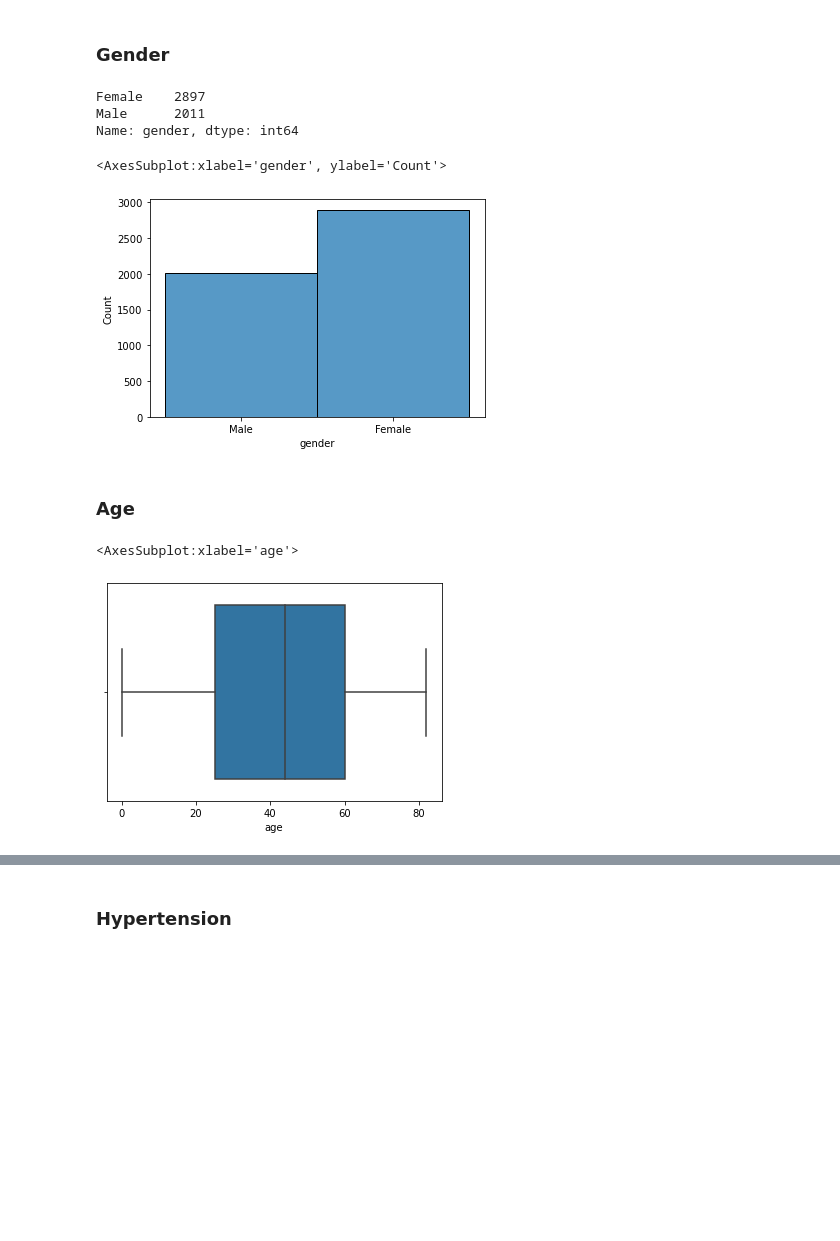
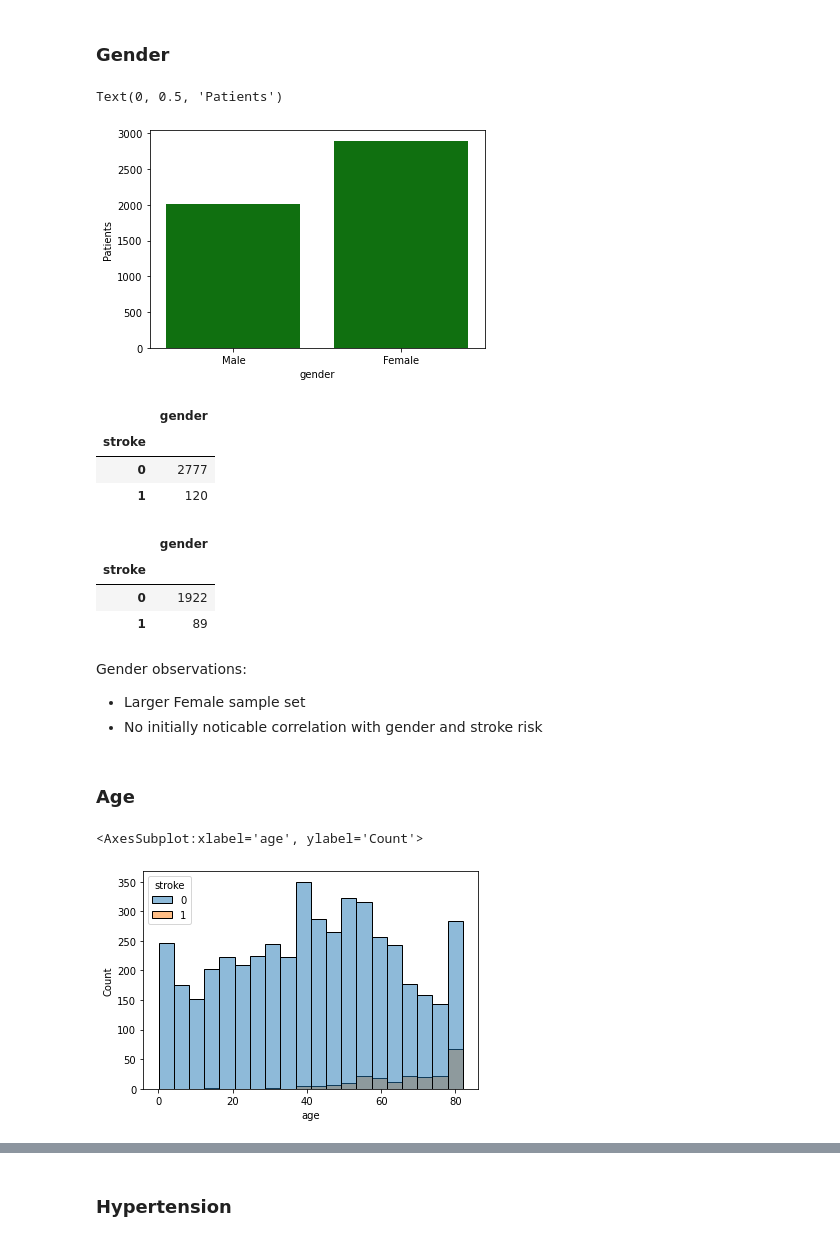
Before and after one commit to alexander-billings/stroke_prediction, a Jupyter notebook: Stroke_Prediction.ipynb, the cells around one changed output, grey strips where cells are left out. Saved outputs shown, nothing was run; the diff lists cells and outputs as text; code cells hidden in the pictures; blank space fills up the shorter version.

```diff
--- a/Stroke_Prediction.ipynb
+++ b/Stroke_Prediction.ipynb
@@ -146,20 +179,35 @@ Index(['gender', 'age', 'hypertension', 'heart_disease', 'ever_married',
 # %% [markdown]
 ### Gender
-# %%
-df['gender'].value_counts()
-# %% [output]
-Female    2897
-Male      2011
-Name: gender, dtype: int64
 # %%
-sns.histplot(data = df, x = 'gender')
+sns.countplot(data = df, x = 'gender', color='Green')
+plt.ylabel("Patients")
 # %% [output]
-<AxesSubplot:xlabel='gender', ylabel='Count'>
+Text(0, 0.5, 'Patients')
-[figure, old version]
+[figure, new version]
+# %%
+# Group female gender by stroke
+df[['stroke', 'gender']].loc[gender_female].groupby('stroke').count()
+# %% [output]
+|  | gender |
+| stroke |  |
+| 0 | 2777 |
+| 1 | 120 |
+# %%
+# Group male gender by stroke
+df[['stroke', 'gender']].loc[gender_male].groupby('stroke').count()
+# %% [output]
+|  | gender |
+| stroke |  |
+| 0 | 1922 |
+| 1 | 89 |
+# %% [markdown]
+Gender observations:
+* Larger Female sample set
+* No initially noticable correlation with gender and stroke risk
 # %% [markdown]
 ### Age
 # %%
-sns.boxplot(data = df, x = 'age')
+sns.histplot(data=df, x='age', hue='stroke')
 # %% [output]
-<AxesSubplot:xlabel='age'>
+<AxesSubplot:xlabel='age', ylabel='Count'>
-[figure, old version]
+[figure, new version]
```
Also changed, not shown: parts of 29 cells of this notebook.
